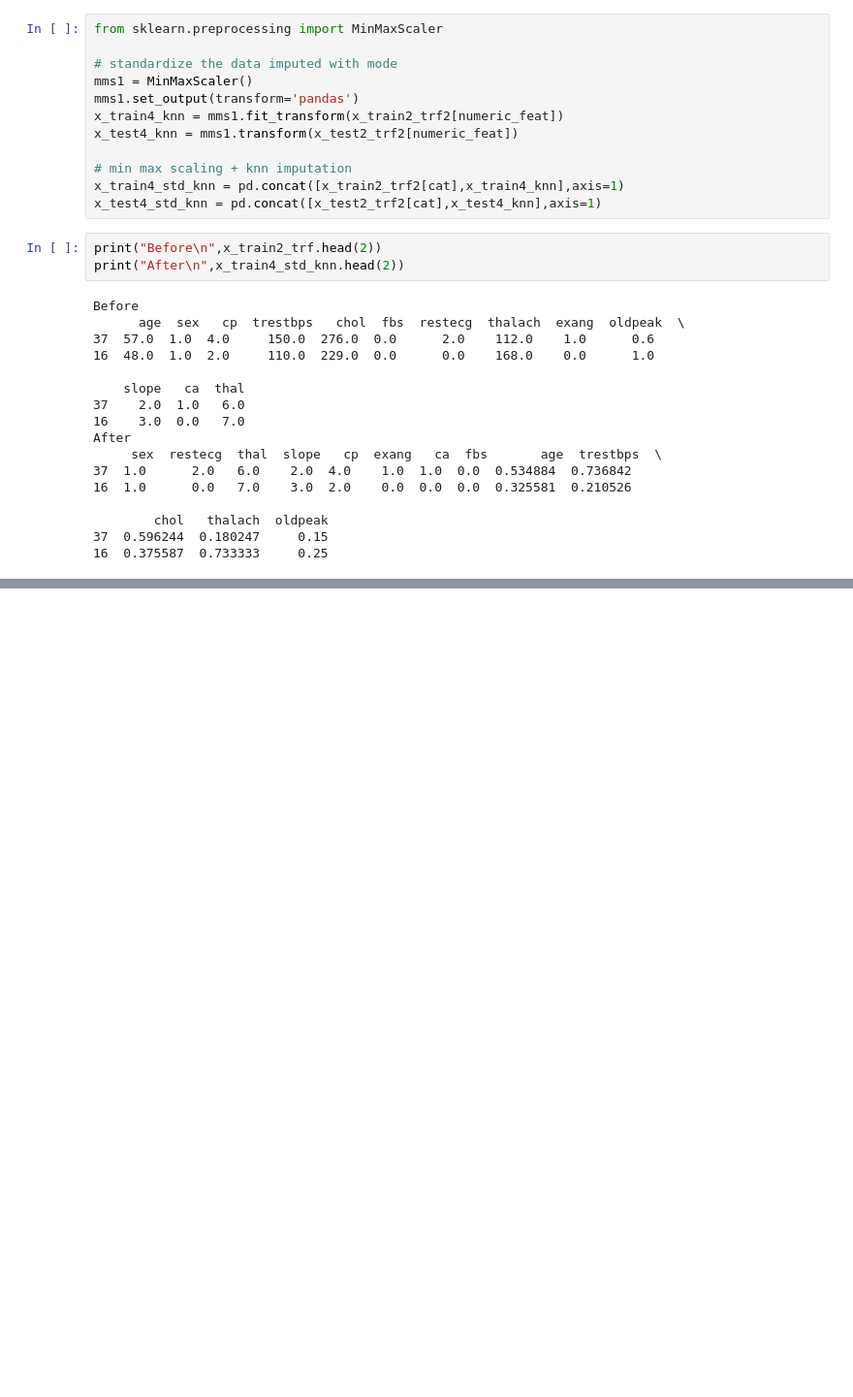
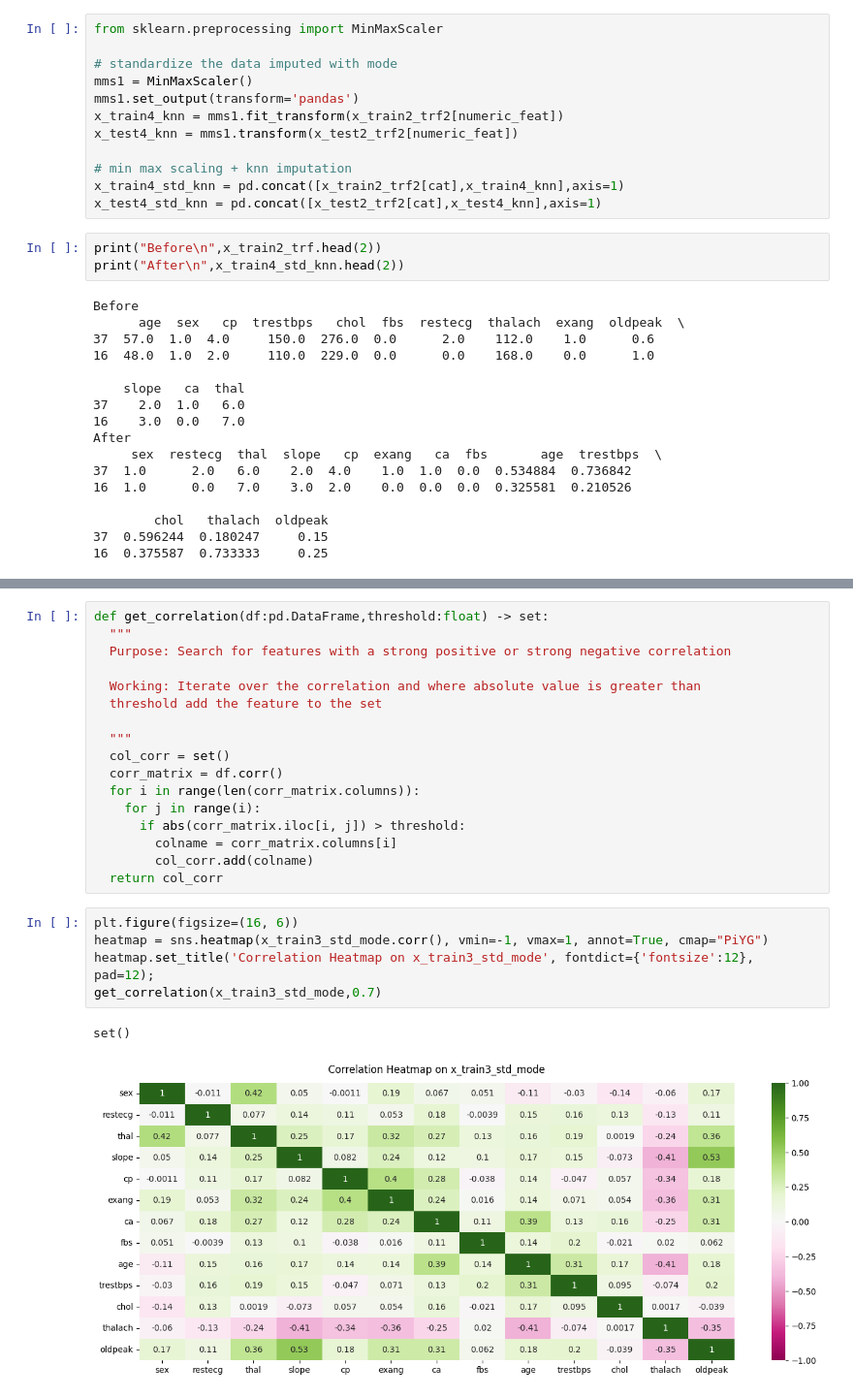
Before and after one commit to HussainAhmed202/MLProject, a Jupyter notebook: notebooks/heart_disease_prediction.ipynb, the cells around one changed output, grey strips where cells are left out. Shown at 97% size. Cells and saved outputs as stored; diff of their text form; blank space fills up the shorter version.

```diff
--- a/notebooks/heart_disease_prediction.ipynb
+++ b/notebooks/heart_disease_prediction.ipynb
@@ -780,0 +801,25 @@ After
+# %%
+def get_correlation(df:pd.DataFrame,threshold:float) -> set:
+  """
+  Purpose: Search for features with a strong positive or strong negative correlation
+
+  Working: Iterate over the correlation and where absolute value is greater than
+  threshold add the feature to the set
+
+  """
+  col_corr = set()
+  corr_matrix = df.corr()
+  for i in range(len(corr_matrix.columns)):
+    for j in range(i):
+      if abs(corr_matrix.iloc[i, j]) > threshold:
+        colname = corr_matrix.columns[i]
+        col_corr.add(colname)
+  return col_corr
+# %%
+plt.figure(figsize=(16, 6))
+heatmap = sns.heatmap(x_train3_std_mode.corr(), vmin=-1, vmax=1, annot=True, cmap="PiYG")
+heatmap.set_title('Correlation Heatmap on x_train3_std_mode', fontdict={'fontsize':12}, pad=12);
+get_correlation(x_train3_std_mode,0.7)
+# %% [output]
+set()
+[figure, added]
```
Also changed, not shown: parts of 14 cells of this notebook.
